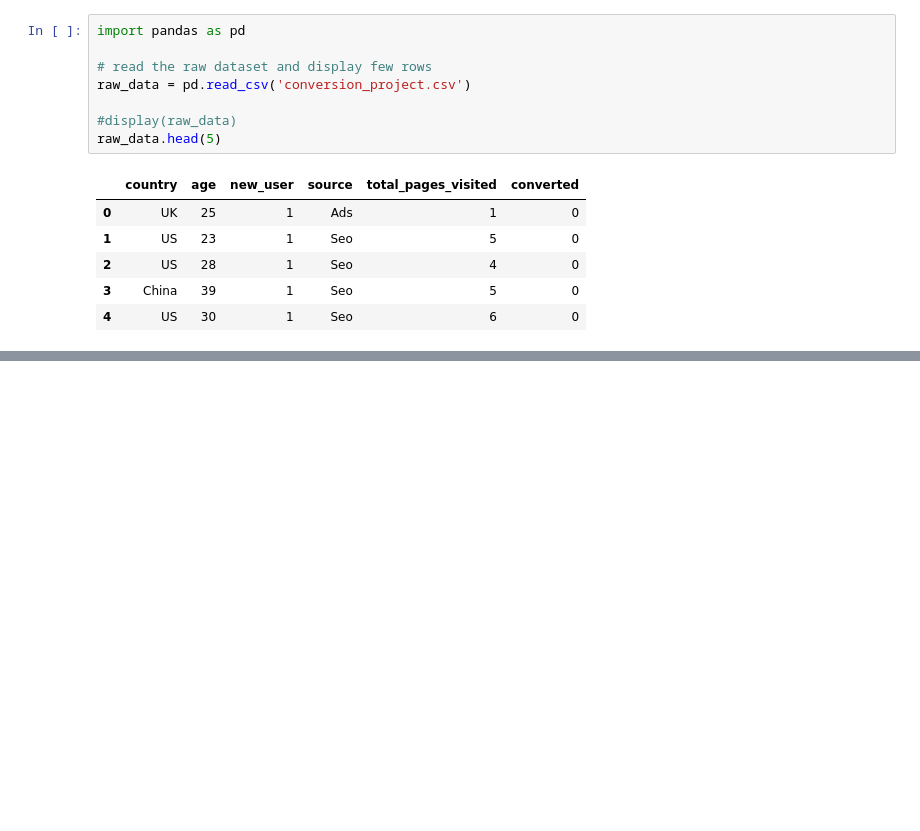
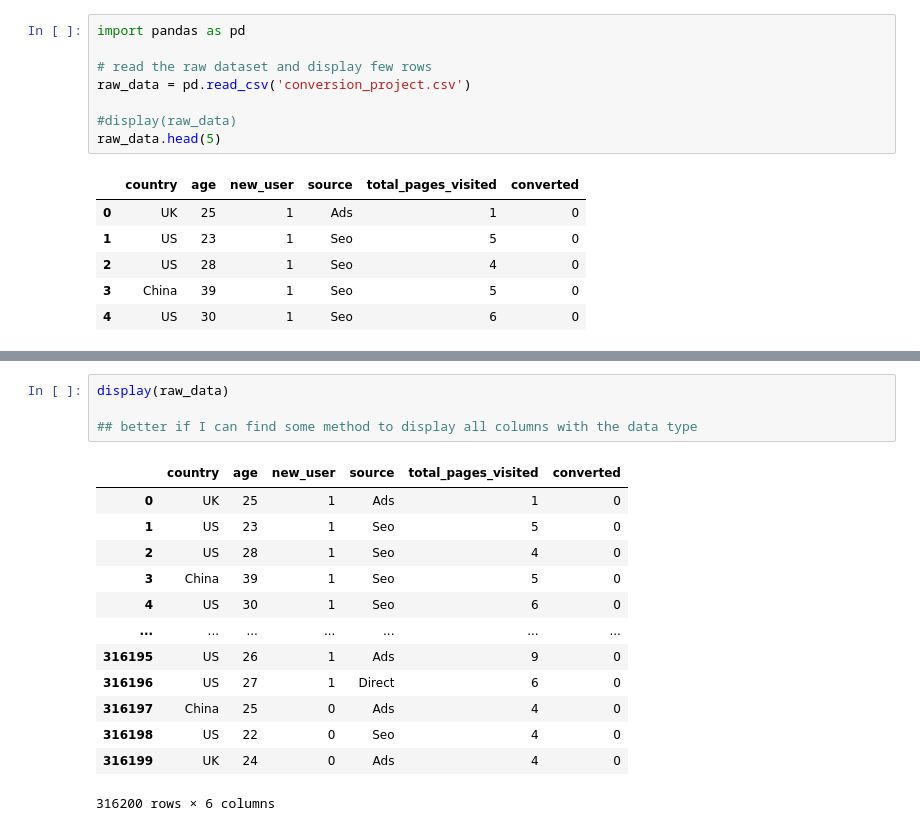
Before and after one commit to dun-zhang-ca/convertion-rate-analysis, a Jupyter notebook: analysis.ipynb, the cells around one changed output, grey strips where cells are left out. Saved outputs shown, nothing was run; the diff lists cells and outputs as text; blank space fills up the shorter version.

```diff
--- a/analysis.ipynb
+++ b/analysis.ipynb
@@ -15,0 +59,18 @@ raw_data.head(5)
+# %%
+display(raw_data)
+
+## better if I can find some method to display all columns with the data type
+# %% [output]
+|  | country | age | new_user | source | total_pages_visited | converted |
+| 0 | UK | 25 | 1 | Ads | 1 | 0 |
+| 1 | US | 23 | 1 | Seo | 5 | 0 |
+| 2 | US | 28 | 1 | Seo | 4 | 0 |
+| 3 | China | 39 | 1 | Seo | 5 | 0 |
+| 4 | US | 30 | 1 | Seo | 6 | 0 |
+| ... | ... | ... | ... | ... | ... | ... |
+| 316195 | US | 26 | 1 | Ads | 9 | 0 |
+| 316196 | US | 27 | 1 | Direct | 6 | 0 |
+| 316197 | China | 25 | 0 | Ads | 4 | 0 |
+| 316198 | US | 22 | 0 | Seo | 4 | 0 |
+| 316199 | UK | 24 | 0 | Ads | 4 | 0 |
+316200 rows × 6 columns
```
Also changed, not shown: parts of 10 cells of this notebook.
